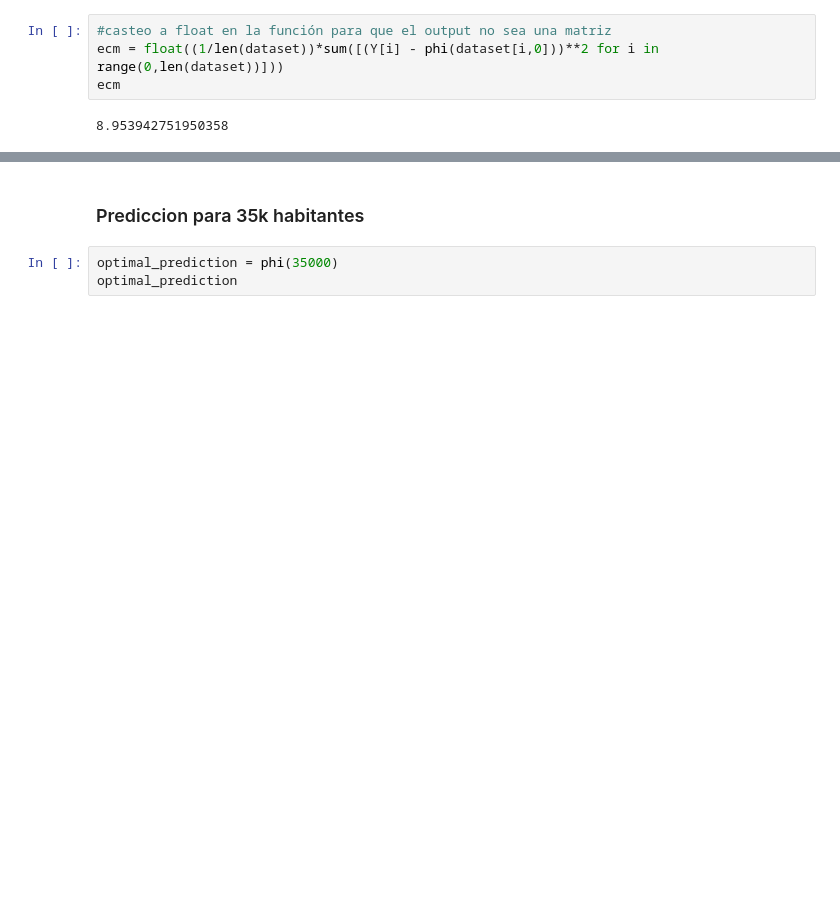
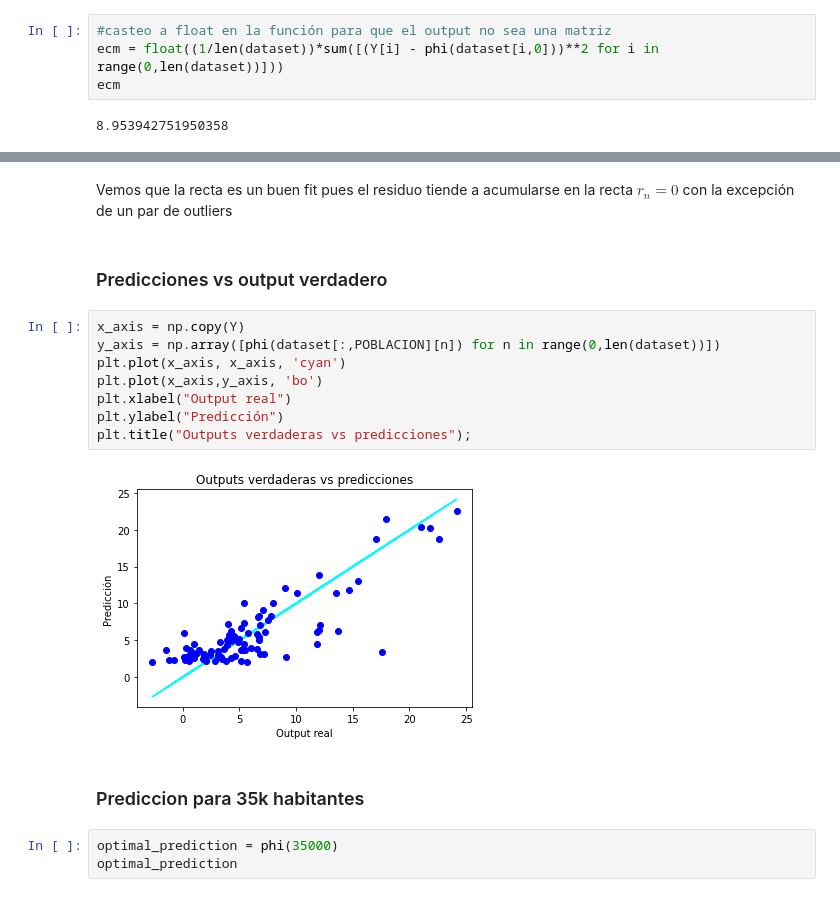
Before and after one commit to Nacho2904/pasantiacsc, a Jupyter notebook: regresion_lineal.ipynb, the cells around one changed output, grey strips where cells are left out. Drawn from its saved outputs; the diff is of its cells as text; blank space fills up the shorter version.

```diff
--- a/regresion_lineal.ipynb
+++ b/regresion_lineal.ipynb
@@ -84,3 +102,17 @@ ecm
+# %% [markdown]
+Vemos que la recta es un buen fit pues el residuo tiende a acumularse en la recta $r_n = 0$ con la excepción de un par de outliers
+# %% [markdown]
+### Predicciones vs output verdadero
+# %%
+x_axis = np.copy(Y)
+y_axis = np.array([phi(dataset[:,POBLACION][n]) for n in range(0,len(dataset))])
+plt.plot(x_axis, x_axis, 'cyan')
+plt.plot(x_axis,y_axis, 'bo')
+plt.xlabel("Output real")
+plt.ylabel("Predicción")
+plt.title("Outputs verdaderas vs predicciones");
+# %% [output]
+[figure, added]
 # %% [markdown]
 ### Prediccion para 35k habitantes
 # %%
```
Also changed, not shown: parts of 14 cells of this notebook.
